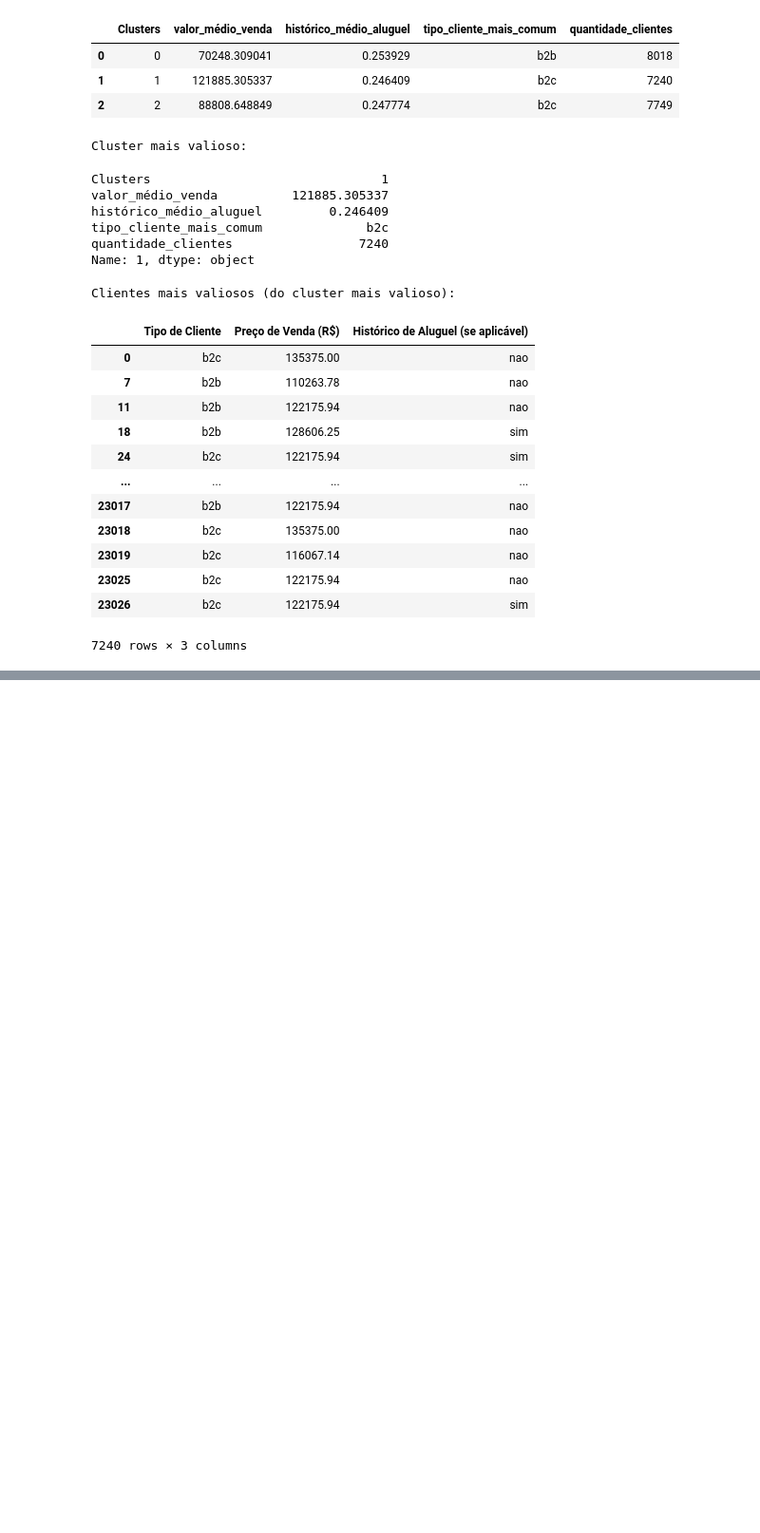
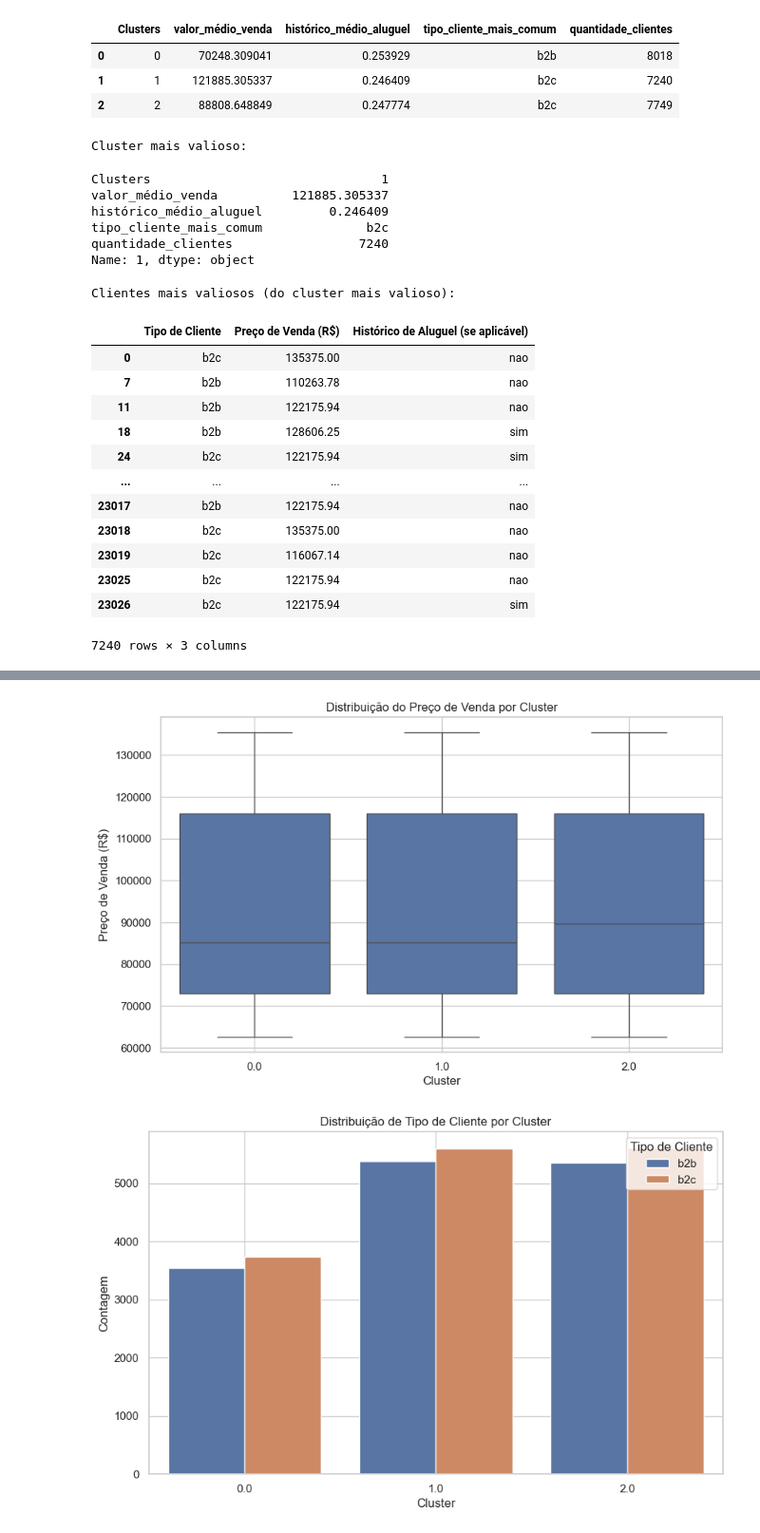
Before and after one commit to Henrique-Albuquerque2/PS-IJR-Grupo10, a Jupyter notebook: Clusterizacao_Vendas.ipynb, the cells around one changed output, grey strips where cells are left out. Shown at 95% size. Saved outputs shown, nothing was run; the diff lists cells and outputs as text; code cells hidden in the pictures; blank space fills up the shorter version.

Commit message:
novo cluster

```diff
--- a/Clusterizacao_Vendas.ipynb
+++ b/Clusterizacao_Vendas.ipynb
@@ -479,0 +608,2 @@ db_clusterizado = db_vendas
+# %%
+db_alterado = db_vendas.copy()
@@ -479,0 +704,70 @@ db_clusterizado = db_vendas
+# %%
+import pandas as pd
+import matplotlib.pyplot as plt
+import seaborn as sns
+
+# Carregar a base com a coluna cluster
+#db_alterado_com_cluster = pd.read_csv('db_alterado_com_cluster.csv', encoding='utf-8')
+
+# Definir estilo dos gráficos
+sns.set(style='whitegrid')
+
+# 1. Distribuição do Preço de Venda por Cluster
+plt.figure(figsize=(10, 6))
+sns.boxplot(data=db_alterado, x='cluster', y='preço_de_venda_(r$)')
+plt.title('Distribuição do Preço de Venda por Cluster')
+plt.xlabel('Cluster')
+plt.ylabel('Preço de Venda (R$)')
+plt.grid(True)
+plt.show()
+
+# 2. Tipo de Cliente por Cluster
+plt.figure(figsize=(10, 6))
+sns.countplot(data=db_alterado, x='cluster', hue='tipo_de_cliente')
+plt.title('Distribuição de Tipo de Cliente por Cluster')
+plt.xlabel('Cluster')
+plt.ylabel('Contagem')
+plt.legend(title='Tipo de Cliente', loc='upper right')
+plt.grid(True)
+plt.show()
+
+# # 3. Taxa de Cancelamento de Vendas por Cluster
+# plt.figure(figsize=(10, 6))
+# cancelamento_por_cluster = db_alterado.groupby('cluster')['cancelamento_da_venda'].mean().reset_index()
+# sns.barplot(data=cancelamento_por_cluster, x='cluster', y='cancelamento_da_venda')
+# plt.title('Taxa de Cancelamento de Vendas por Cluster')
+# plt.xlabel('Cluster')
+# plt.ylabel('Taxa de Cancelamento')
+# plt.grid(True)
+# plt.show()
+
+# # 4. Histórico de Aluguel por Cluster
+# plt.figure(figsize=(10, 6))
+# historico_aluguel_por_cluster = db_alterado.groupby('cluster')['histórico_de_aluguel_(se_aplicável)'].mean().reset_index()
+# sns.barplot(data=historico_aluguel_por_cluster, x='cluster', y='histórico_de_aluguel_(se_aplicável)')
+# plt.title('Histórico de Aluguel por Cluster')
+# plt.xlabel('Cluster')
+# plt.ylabel('Histórico de Aluguel (Média)')
+# plt.grid(True)
+# plt.show()
+
+# 5. Desconto para Ex-Cliente de Aluguel por Cluster
+plt.figure(figsize=(10, 6))
+sns.boxplot(data=db_alterado, x='cluster', y='desconto_para_ex-cliente_de_aluguel_(%)')
+plt.title('Desconto para Ex-Cliente de Aluguel por Cluster')
+plt.xlabel('Cluster')
+plt.ylabel('Desconto (%)')
+plt.grid(True)
+plt.show()
+
+# 6. Quilometragem do Carro por Cluster
+plt.figure(figsize=(10, 6))
+sns.boxplot(data=db_alterado, x='cluster', y='quilometragem_do_carro_no_momento_da_venda')
+plt.title('Quilometragem do Carro por Cluster')
+plt.xlabel('Cluster')
+plt.ylabel('Quilometragem do Carro')
+plt.grid(True)
+plt.show()
+# %% [output]
+[figure, added]
+[figure, added]
```
Also changed, not shown: parts of 6 cells of this notebook.
